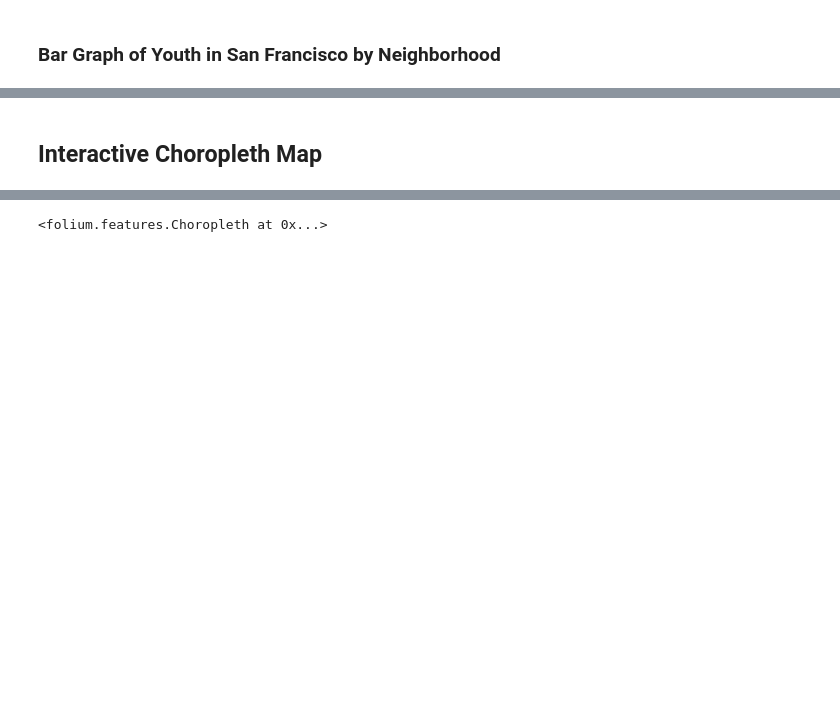
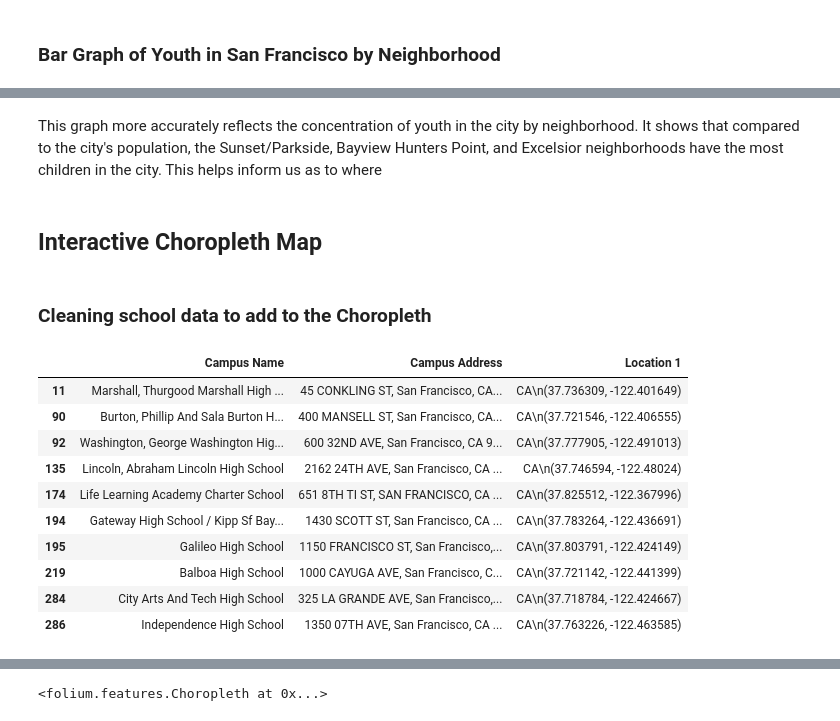
Before and after one commit to jasmine-law/UP221-Jasmine, a Jupyter notebook: Week 3/Week7Assignment.ipynb, the cells around one changed output, grey strips where cells are left out. Drawn from its saved outputs; the diff is of its cells as text; code cells hidden in the pictures; blank space fills up the shorter version.

```diff
--- a/Week 3/Week7Assignment.ipynb
+++ b/Week 3/Week7Assignment.ipynb
@@ -76,2 +163,4 @@ To-do: take sum of total population in neighborhood, total 5 to 17 population in
+# %% [markdown]
+This graph more accurately reflects the concentration of youth in the city by neighborhood. It shows that compared to the city's population, the Sunset/Parkside, Bayview Hunters Point, and Excelsior neighborhoods have the most children in the city. This helps inform us as to where
 # %% [markdown]
 ## Interactive Choropleth Map
@@ -96,0 +174,22 @@ neighborhood_kids_geo = gpd.GeoDataFrame(neighborhood_kids_geo, geometry='geomet
+# %% [markdown]
+### Cleaning school data to add to the Choropleth
+# %%
+# school location data
+schools = gpd.read_file('data/Filtered_Schools.csv')
+schools = schools[schools['CCSF Entity'].str.contains('SFUSD')]
+schools = schools[schools['Grade Range'].str.contains('9-12')]
+schools = schools[['Campus Name', 'Campus Address', 'Location 1']]
+schools = schools.drop(index=38)
+schools.head(10)
+# %% [output]
+|  | Campus Name | Campus Address | Location 1 |
+| 11 | Marshall, Thurgood Marshall High ... | 45 CONKLING ST, San Francisco, CA... | CA\n(37.736309, -122.401649) |
+| 90 | Burton, Phillip And Sala Burton H... | 400 MANSELL ST, San Francisco, CA... | CA\n(37.721546, -122.406555) |
+| 92 | Washington, George Washington Hig... | 600 32ND AVE, San Francisco, CA 9... | CA\n(37.777905, -122.491013) |
+| 135 | Lincoln, Abraham Lincoln High School | 2162 24TH AVE, San Francisco, CA ... | CA\n(37.746594, -122.48024) |
+| 174 | Life Learning Academy Charter School | 651 8TH TI ST, SAN FRANCISCO, CA ... | CA\n(37.825512, -122.367996) |
+| 194 | Gateway High School / Kipp Sf Bay... | 1430 SCOTT ST, San Francisco, CA ... | CA\n(37.783264, -122.436691) |
+| 195 | Galileo High School | 1150 FRANCISCO ST, San Francisco,... | CA\n(37.803791, -122.424149) |
+| 219 | Balboa High School | 1000 CAYUGA AVE, San Francisco, C... | CA\n(37.721142, -122.441399) |
+| 284 | City Arts And Tech High School | 325 LA GRANDE AVE, San Francisco,... | CA\n(37.718784, -122.424667) |
+| 286 | Independence High School | 1350 07TH AVE, San Francisco, CA ... | CA\n(37.763226, -122.463585) |
```
Also changed, not shown: parts of 29 cells of this notebook, 1 other file.
